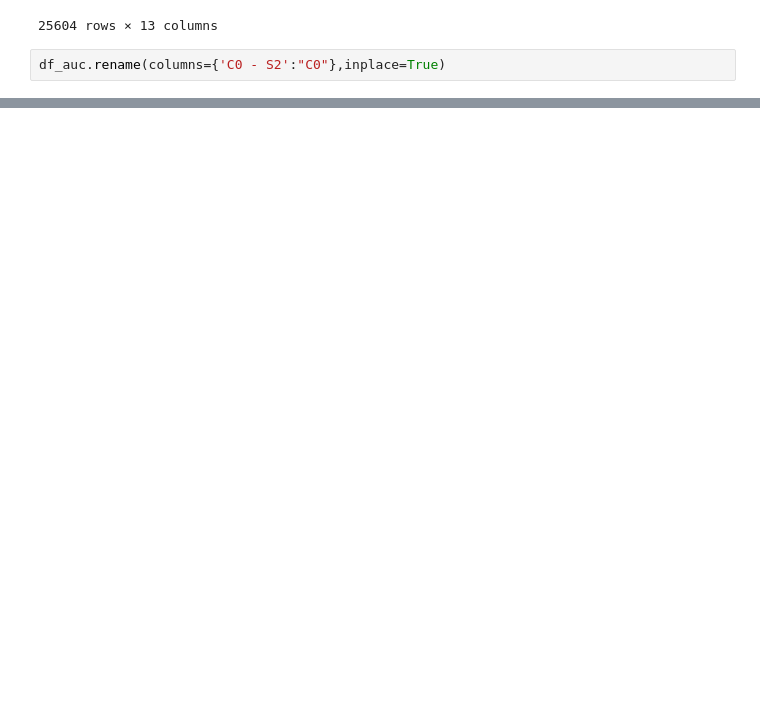
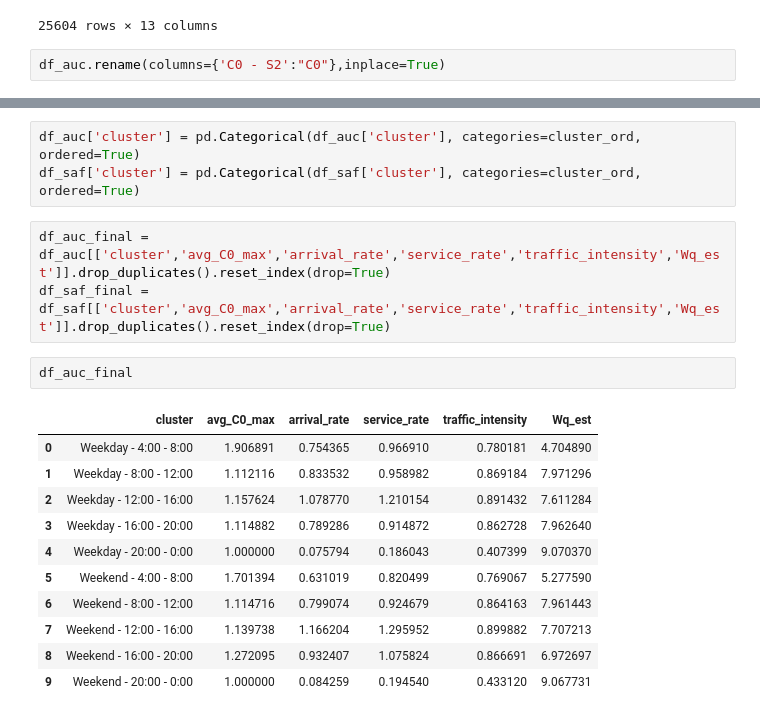
Before and after one commit to mairihallman/MAT-4376E-F24, a Jupyter notebook: 3-queueing-systems/regression.ipynb, the cells around one changed output, grey strips where cells are left out. Cells and saved outputs as stored; diff of their text form; blank space fills up the shorter version.

```diff
--- a/3-queueing-systems/regression.ipynb
+++ b/3-queueing-systems/regression.ipynb
@@ -342,0 +339,20 @@ print(column_ranges)
+# %%
+df_auc['cluster'] = pd.Categorical(df_auc['cluster'], categories=cluster_ord, ordered=True)
+df_saf['cluster'] = pd.Categorical(df_saf['cluster'], categories=cluster_ord, ordered=True)
+# %%
+df_auc_final = df_auc[['cluster','avg_C0_max','arrival_rate','service_rate','traffic_intensity','Wq_est']].drop_duplicates().reset_index(drop=True)
+df_saf_final = df_saf[['cluster','avg_C0_max','arrival_rate','service_rate','traffic_intensity','Wq_est']].drop_duplicates().reset_index(drop=True)
+# %%
+df_auc_final
+# %% [output]
+|  | cluster | avg_C0_max | arrival_rate | service_rate | traffic_intensity | Wq_est |
+| 0 | Weekday - 4:00 - 8:00 | 1.906891 | 0.754365 | 0.966910 | 0.780181 | 4.704890 |
+| 1 | Weekday - 8:00 - 12:00 | 1.112116 | 0.833532 | 0.958982 | 0.869184 | 7.971296 |
+| 2 | Weekday - 12:00 - 16:00 | 1.157624 | 1.078770 | 1.210154 | 0.891432 | 7.611284 |
+| 3 | Weekday - 16:00 - 20:00 | 1.114882 | 0.789286 | 0.914872 | 0.862728 | 7.962640 |
+| 4 | Weekday - 20:00 - 0:00 | 1.000000 | 0.075794 | 0.186043 | 0.407399 | 9.070370 |
+| 5 | Weekend - 4:00 - 8:00 | 1.701394 | 0.631019 | 0.820499 | 0.769067 | 5.277590 |
+| 6 | Weekend - 8:00 - 12:00 | 1.114716 | 0.799074 | 0.924679 | 0.864163 | 7.961443 |
+| 7 | Weekend - 12:00 - 16:00 | 1.139738 | 1.166204 | 1.295952 | 0.899882 | 7.707213 |
+| 8 | Weekend - 16:00 - 20:00 | 1.272095 | 0.932407 | 1.075824 | 0.866691 | 6.972697 |
+| 9 | Weekend - 20:00 - 0:00 | 1.000000 | 0.084259 | 0.194540 | 0.433120 | 9.067731 |
```
Also changed, not shown: parts of 12 cells of this notebook, 4 other files.
